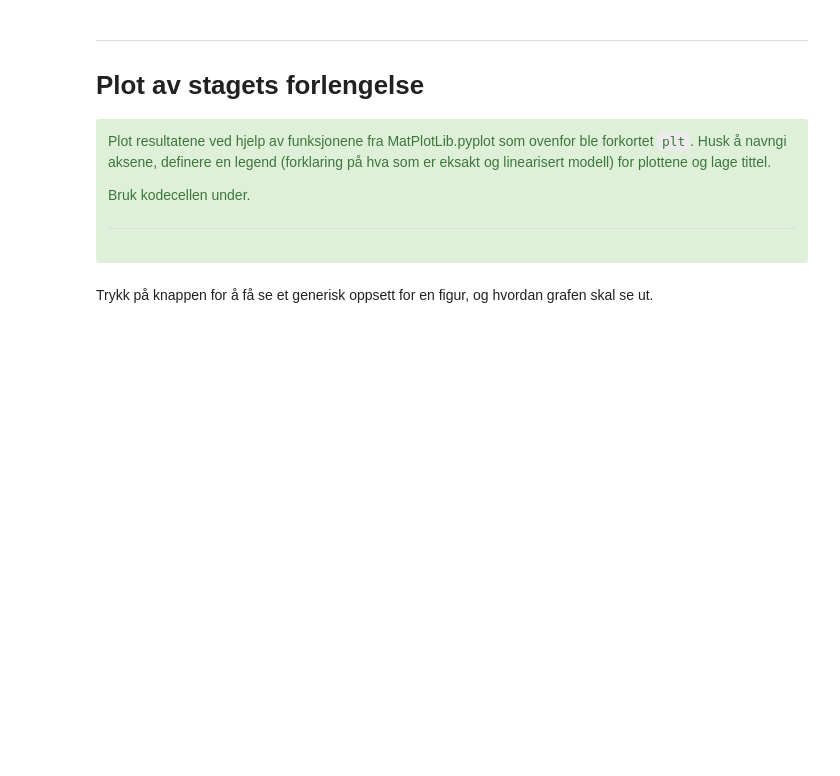
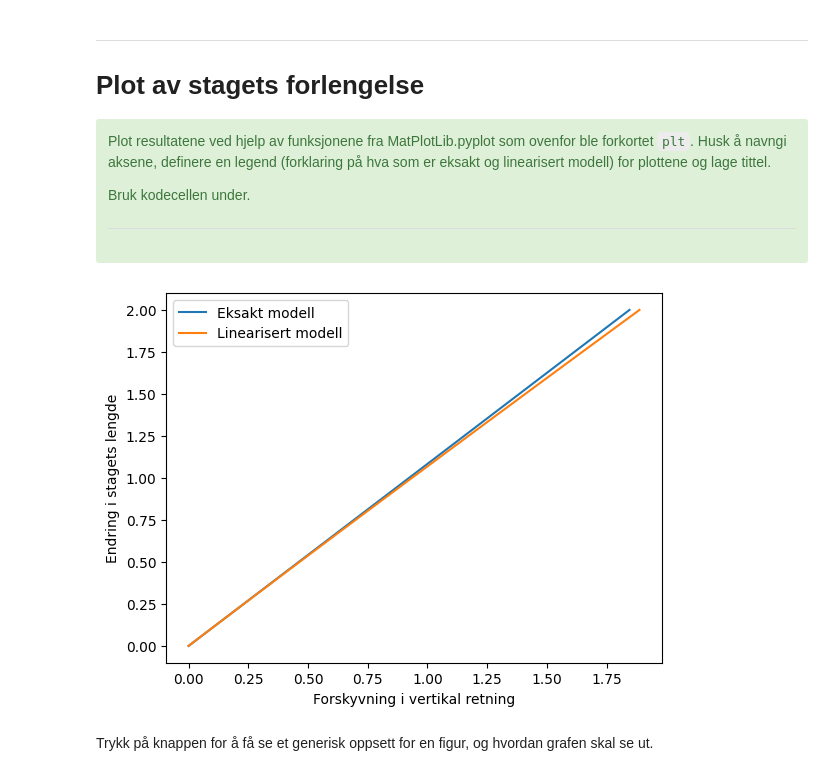
Before and after one commit to bragevei/mek-1-python, a Jupyter notebook: Pythonoving1(3).ipynb, the cells around one changed output. Cells and saved outputs as stored; diff of their text form; code cells hidden in the pictures; blank space fills up the shorter version.

```diff
--- a/Pythonoving1(3).ipynb
+++ b/Pythonoving1(3).ipynb
@@ -52,7 +52,7 @@ import matplotlib.pyplot as plt
 Så definerer vi initiell staglengde $L_0$, og et array (NumPy-liste) med vertikalforskyvninger $v$. Ettersom vi ønsker å evaluere forlengelsen av staget ved mange ulike forskyvninger, definerer vi dem i nettopp et array ved hjelp av funksjonen `np.linspace(start, stop, ant. elementer)`.
 # %%
 L0 = 5.2 # [m]
-vertikalForskyvning = np.linspace(0, 2, 50) #  [m], En numpy-liste med 50 elementer som går fra 0 til 2
+vertikalForskyvning = np.linspace(0, 2, 100) #  [m], En numpy-liste med 50 elementer som går fra 0 til 2
 # %% [markdown]
 # Beregning av stagets forlengelse
 
@@ -68,3 +68,10 @@ Bruk kodecellen under.
 
 ***
 </div>
+# %%
+def delta_L(L0, vertikalForskyvning):
+    L_eksakt=L0*np.sqrt(1+24/13*vertikalForskyvning/L0+(vertikalForskyvning/L0)**2)
+    L_lin=L0*(1+(12*vertikalForskyvning)/(13*L0))
+    return L_eksakt-L0, L_lin-L0
+
+delta_L(L0, vertikalForskyvning)
@@ -81,6 +109,16 @@ Bruk kodecellen under.
 
 ***
 </div>
+# %%
+
+plt.plot(delta_L(L0, vertikalForskyvning)[0], vertikalForskyvning, label="Eksakt modell")
+plt.plot(delta_L(L0, vertikalForskyvning)[1], vertikalForskyvning, label="Linearisert modell")
+plt.xlabel("Forskyvning i vertikal retning")
+plt.ylabel("Endring i stagets lengde")
+plt.legend()
+plt.show()
+# %% [output]
+[figure, added]
 # %% [markdown]
 Trykk på knappen for å få se et generisk oppsett for en figur, og hvordan grafen skal se ut.
 # %% [markdown]
```
Also changed, not shown: parts of 2 cells of this notebook.
